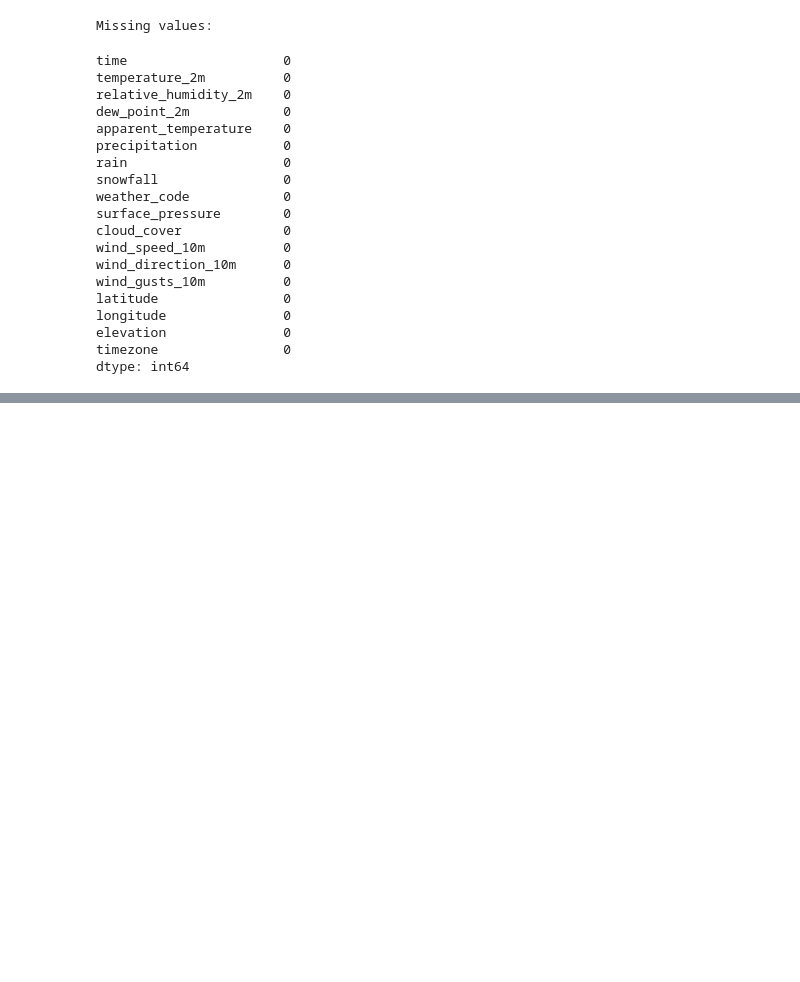
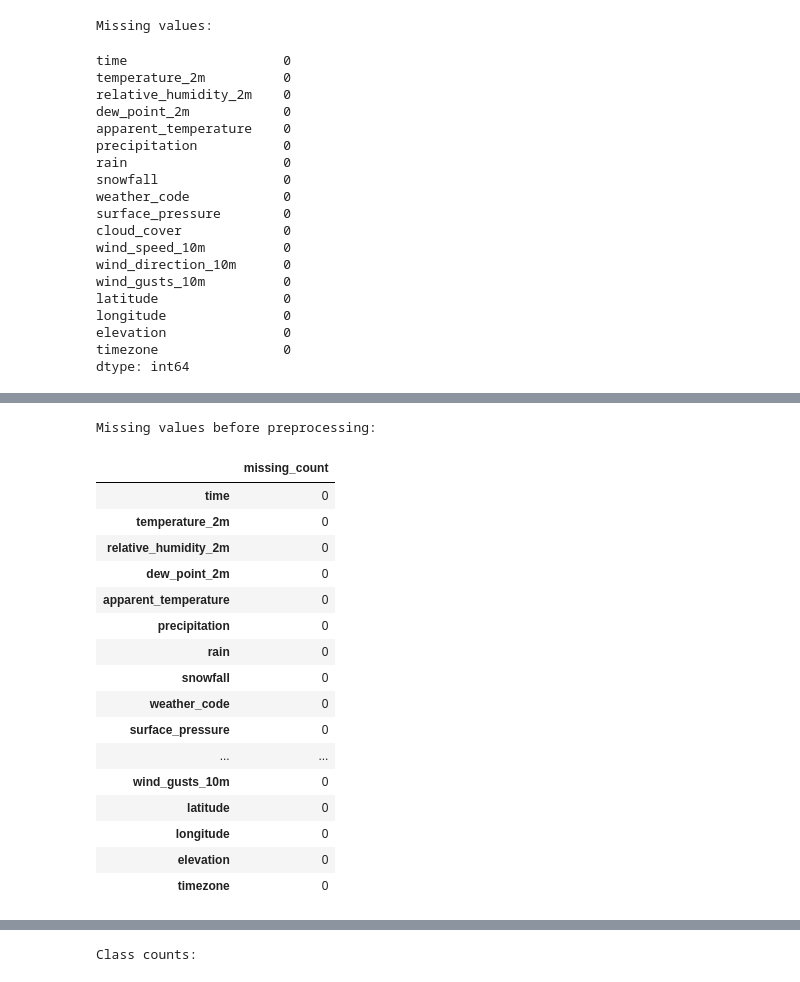
Before and after one commit to kinghighshow/KNN-Active-Learning-Workshop, a Jupyter notebook: KNN_Notebook.ipynb, the cells around one changed output, grey strips where cells are left out. Saved outputs shown, nothing was run; the diff lists cells and outputs as text; code cells hidden in the pictures; blank space fills up the shorter version.

```diff
--- a/KNN_Notebook.ipynb
+++ b/KNN_Notebook.ipynb
@@ -318,0 +331,79 @@ Total records in Neon: 32
+# %%
+class Preprocessor:
+    LABEL_MAP = {
+        **{code: "Clear" for code in range(0, 2)},
+        **{code: "Cloudy" for code in range(2, 4)},
+        **{code: "Rain" for code in list(range(51, 68)) + list(range(80, 83))},
+        **{code: "Snow" for code in list(range(71, 78)) + list(range(85, 87))},
+    }
+    LEAKAGE_COLUMNS = ["weather_code", "rain", "snowfall", "precipitation"]
+    CLASS_NAMES = ["Clear", "Cloudy", "Rain", "Snow"]
+
+    def prepare_features_and_target(self, dataframe):
+        data = dataframe.copy()
+        print("Missing values before preprocessing:")
+        display(data.isna().sum().to_frame("missing_count"))
+
+        data["weather_code"] = pd.to_numeric(data["weather_code"], errors="coerce")
+        data["condition"] = data["weather_code"].map(self.LABEL_MAP)
+
+        # Parse timestamps and derive useful time-based predictors.
+        timestamp = pd.to_datetime(data["time"], errors="coerce")
+        data["hour"] = timestamp.dt.hour
+        data["month"] = timestamp.dt.month
+
+        # Drop rows where target/time cannot be determined.
+        before = len(data)
+        data = data.dropna(subset=["condition", "hour", "month"])
+        print(f"Rows excluded because they do not map to a target class or valid time: {before-len(data)}")
+
+        # Drop raw time, target source, and leakage variables from features.
+        drop_cols = self.LEAKAGE_COLUMNS + ["condition", "time"]
+        X = data.drop(columns=[c for c in drop_cols if c in data.columns])
+        y = data["condition"]
+
+        # Use numeric predictors only; non-numeric metadata such as timezone is not a model feature.
+        X = X.select_dtypes(include=[np.number]).copy()
+        print("\nMissing values in numeric features after target/time filtering:")
+        display(X.isna().sum().to_frame("missing_count"))
+        print("\nClass counts:")
+        display(y.value_counts().reindex(self.CLASS_NAMES, fill_value=0).to_frame("count"))
+        return X, y
+
+preprocessor = Preprocessor()
+X, y = preprocessor.prepare_features_and_target(df)
+
+X_train, X_test, y_train, y_test = train_test_split(
+    X, y, test_size=0.20, random_state=42, stratify=y
+)
+
+# Fit imputer and scaler on training data only, then transform test data.
+imputer = SimpleImputer(strategy="median")
+scaler = StandardScaler()
+X_train_imputed = imputer.fit_transform(X_train)
+X_test_imputed = imputer.transform(X_test)
+X_train_scaled = scaler.fit_transform(X_train_imputed)
+X_test_scaled = scaler.transform(X_test_imputed)
+
+print("Training rows:", len(X_train_scaled))
+print("Test rows:", len(X_test_scaled))
+print("Features:", list(X.columns))
+# %% [output]
+Missing values before preprocessing:
+|  | missing_count |
+| time | 0 |
+| temperature_2m | 0 |
+| relative_humidity_2m | 0 |
+| dew_point_2m | 0 |
+| apparent_temperature | 0 |
+| precipitation | 0 |
+| rain | 0 |
+| snowfall | 0 |
+| weather_code | 0 |
+| surface_pressure | 0 |
+| ... | ... |
+| wind_gusts_10m | 0 |
+| latitude | 0 |
+| longitude | 0 |
+| elevation | 0 |
+| timezone | 0 |
@@ -318,0 +428 @@ Total records in Neon: 32
+Class counts:
```
Also changed, not shown: parts of 6 cells of this notebook.
